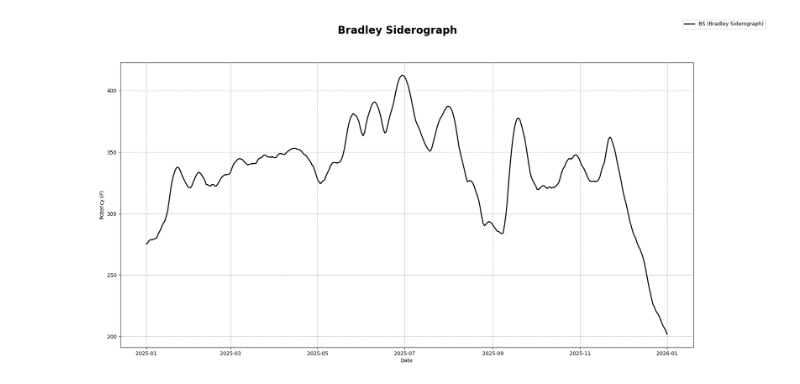
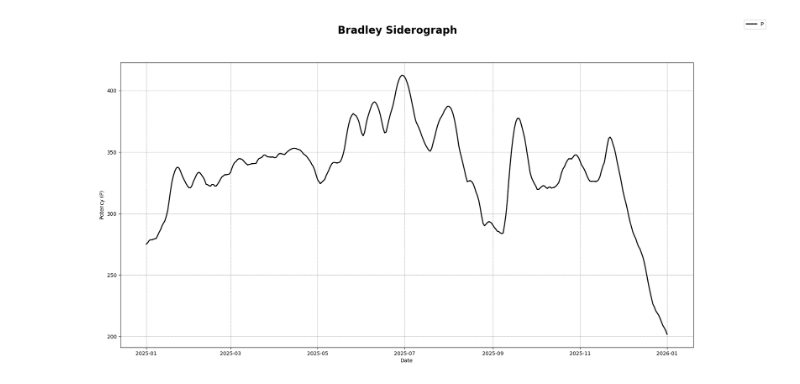
Before and after one commit to NQevxvEtg/Bradley-Siderograph, a Jupyter notebook: Bradley-Siderograph.ipynb, the cells around one changed output. Drawn from its saved outputs; the diff is of its cells as text; code cells hidden in the pictures.

```diff
--- a/Bradley-Siderograph.ipynb
+++ b/Bradley-Siderograph.ipynb
@@ -540,32 +540,32 @@ P = calculate_p(df_all_aspects,
 # ----------------------------------------------------------------------------------------------------------------------------------------------------------------
 # Plotting the calculated Bradley Siderograph (P value) over time.
 
 # Create a figure and an axes object for the plot.
 # figsize controls the dimensions of the plot.
 fig, ax = plt.subplots(figsize=(20,10))
 
 # Plot the P values. 'lw' is line width. 'label' is for the legend.
-ax.plot(P.index, P.values, lw=2, color='black', label='BS (Bradley Siderograph)') # Explicitly plot P.index and P.values
+ax.plot(P.index, P.values, lw=2, color='black', label='P') # Explicitly plot P.index and P.values
 
 # Set the label for the Y-axis.
 ax.set_ylabel("Potency (P)", color='black')
 # Set the label for the X-axis (optional, often inferred from data type).
 ax.set_xlabel("Date")
 
 # Set the main title for the plot.
 fig.suptitle("Bradley Siderograph", fontsize=20, fontweight='bold')
 
 # Add a cosmetic grid to the plot for better readability.
 ax.grid(True, linewidth=.5, linestyle='--', color='gray')
 
 # Add a legend to the plot, positioned in the upper right.
 fig.legend(loc='upper right')
 
 # Save the plot as a PNG image file.
 # dpi sets the resolution. bbox_inches='tight' tries to fit everything neatly.
 plt.savefig('Bradley-Siderograph.png', dpi=300, bbox_inches='tight')
 
 # Display the plot.
 plt.show()
 # %% [output]
-[figure, old version]
+[figure, new version]
```
Also changed, not shown: 1 other file.
